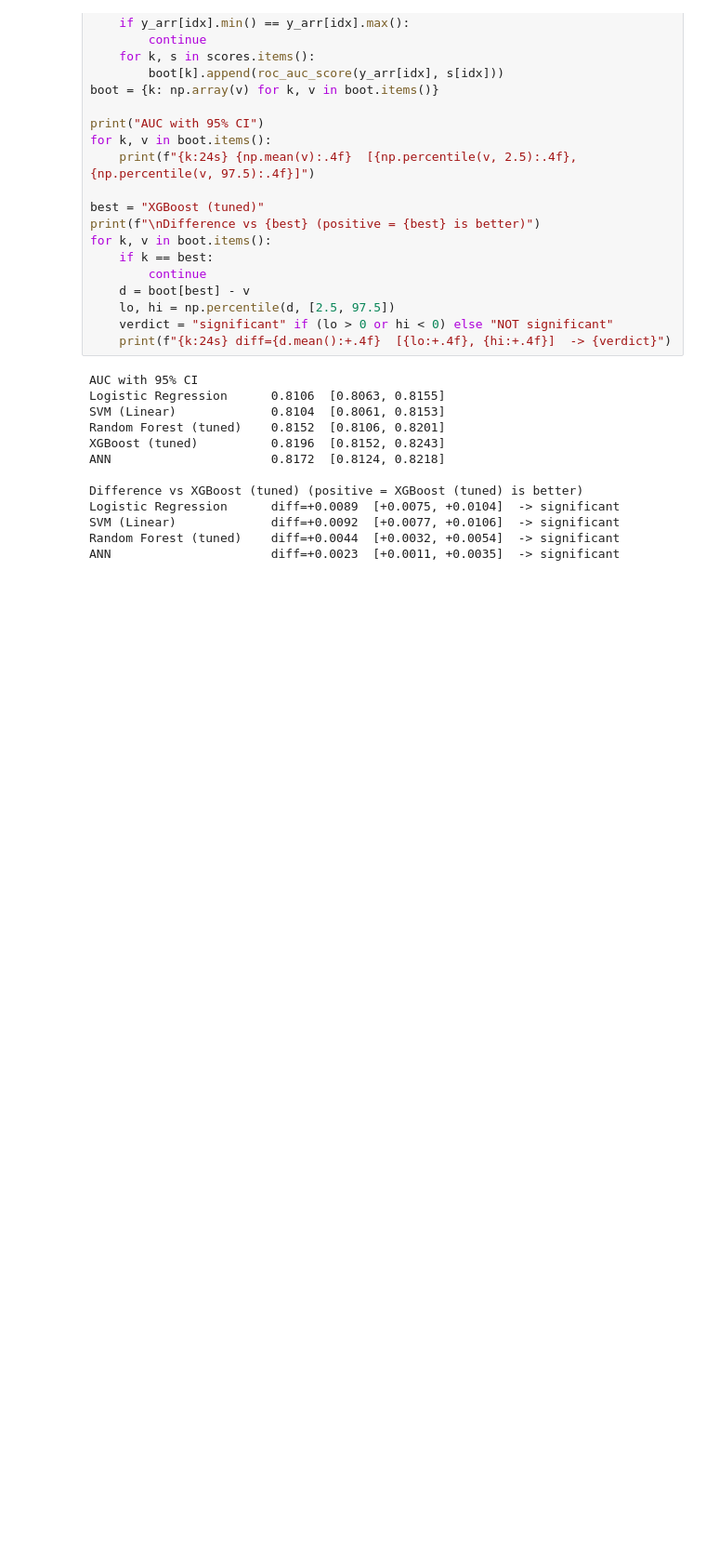
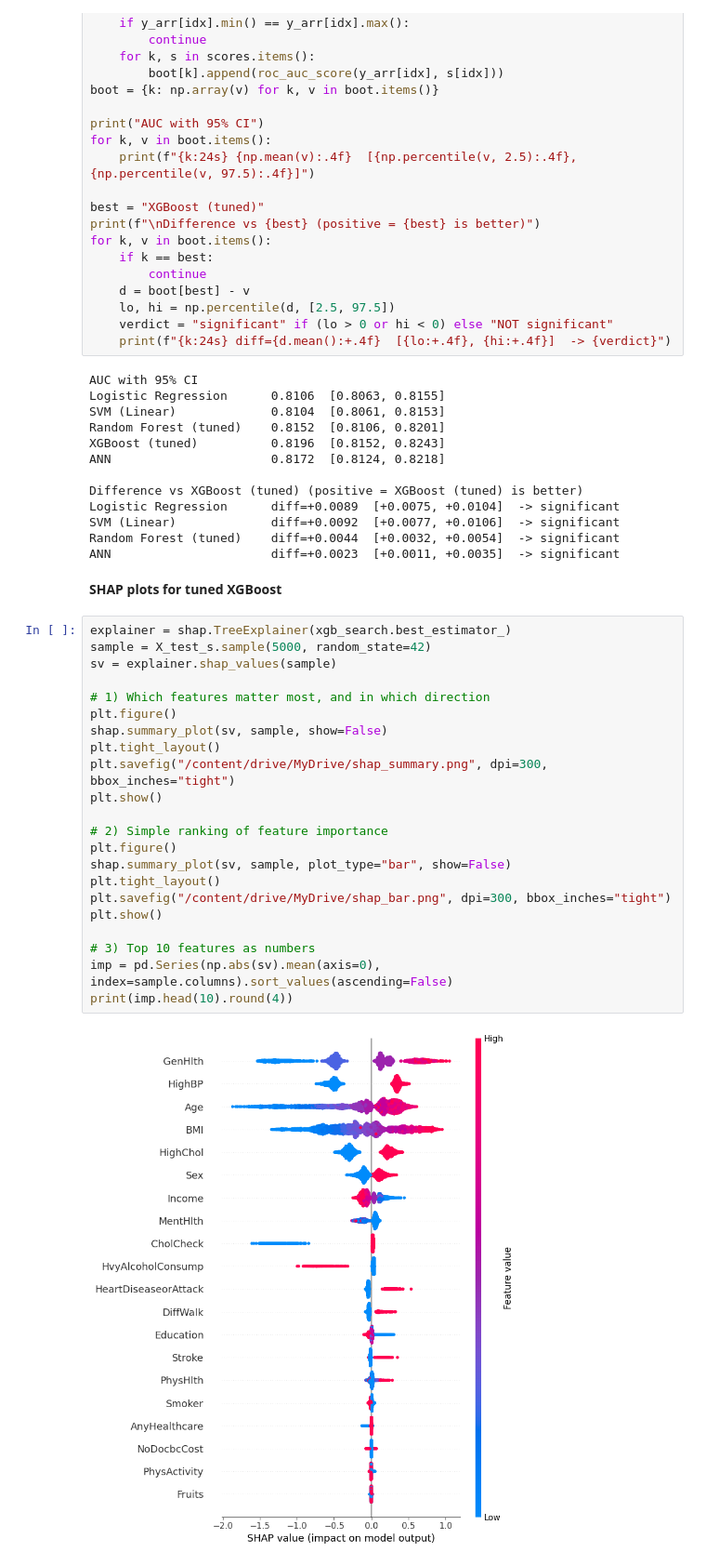
Before and after one commit to zainulabideen3203-ResearckWork/Mphil_thesis, a Jupyter notebook: predictiondataset.ipynb, the cells around one changed output. Shown at 93% size. Drawn from its saved outputs; the diff is of its cells as text; blank space fills up the shorter version.

Commit message:
SHAP plots for tuned XGBoost

```diff
--- a/predictiondataset.ipynb
+++ b/predictiondataset.ipynb
@@ -482,3 +482,29 @@ Logistic Regression      diff=+0.0089  [+0.0075, +0.0104]  -> significant
 SVM (Linear)             diff=+0.0092  [+0.0077, +0.0106]  -> significant
 Random Forest (tuned)    diff=+0.0044  [+0.0032, +0.0054]  -> significant
 ANN                      diff=+0.0023  [+0.0011, +0.0035]  -> significant
+# %% [markdown]
+**SHAP plots for tuned XGBoost**
+# %%
+explainer = shap.TreeExplainer(xgb_search.best_estimator_)
+sample = X_test_s.sample(5000, random_state=42)
+sv = explainer.shap_values(sample)
+
+# 1) Which features matter most, and in which direction
+plt.figure()
+shap.summary_plot(sv, sample, show=False)
+plt.tight_layout()
+plt.savefig("/content/drive/MyDrive/shap_summary.png", dpi=300, bbox_inches="tight")
+plt.show()
+
+# 2) Simple ranking of feature importance
+plt.figure()
+shap.summary_plot(sv, sample, plot_type="bar", show=False)
+plt.tight_layout()
+plt.savefig("/content/drive/MyDrive/shap_bar.png", dpi=300, bbox_inches="tight")
+plt.show()
+
+# 3) Top 10 features as numbers
+imp = pd.Series(np.abs(sv).mean(axis=0), index=sample.columns).sort_values(ascending=False)
+print(imp.head(10).round(4))
+# %% [output]
+[figure, added]
```
Also changed, not shown: parts of 1 cell of this notebook.
